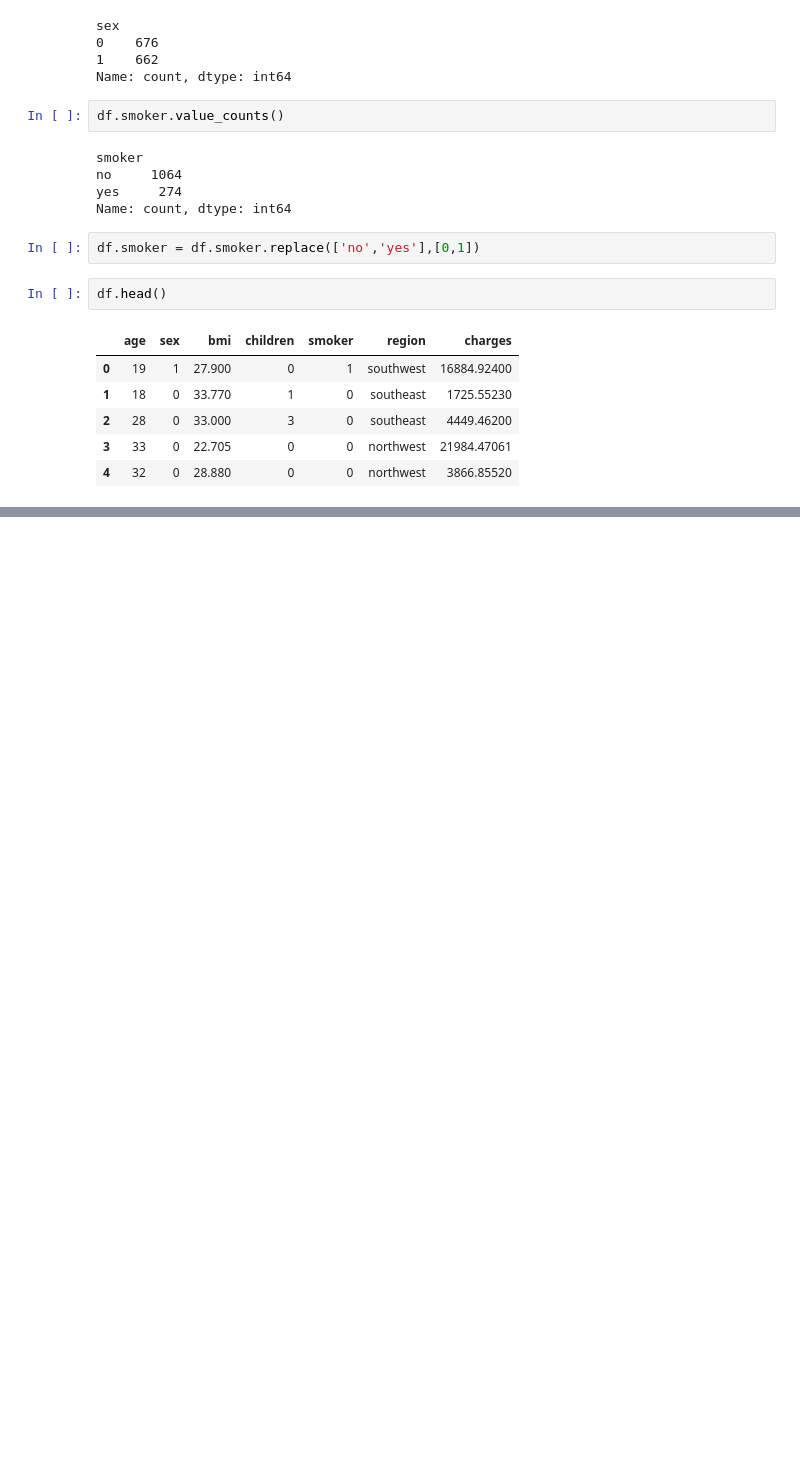
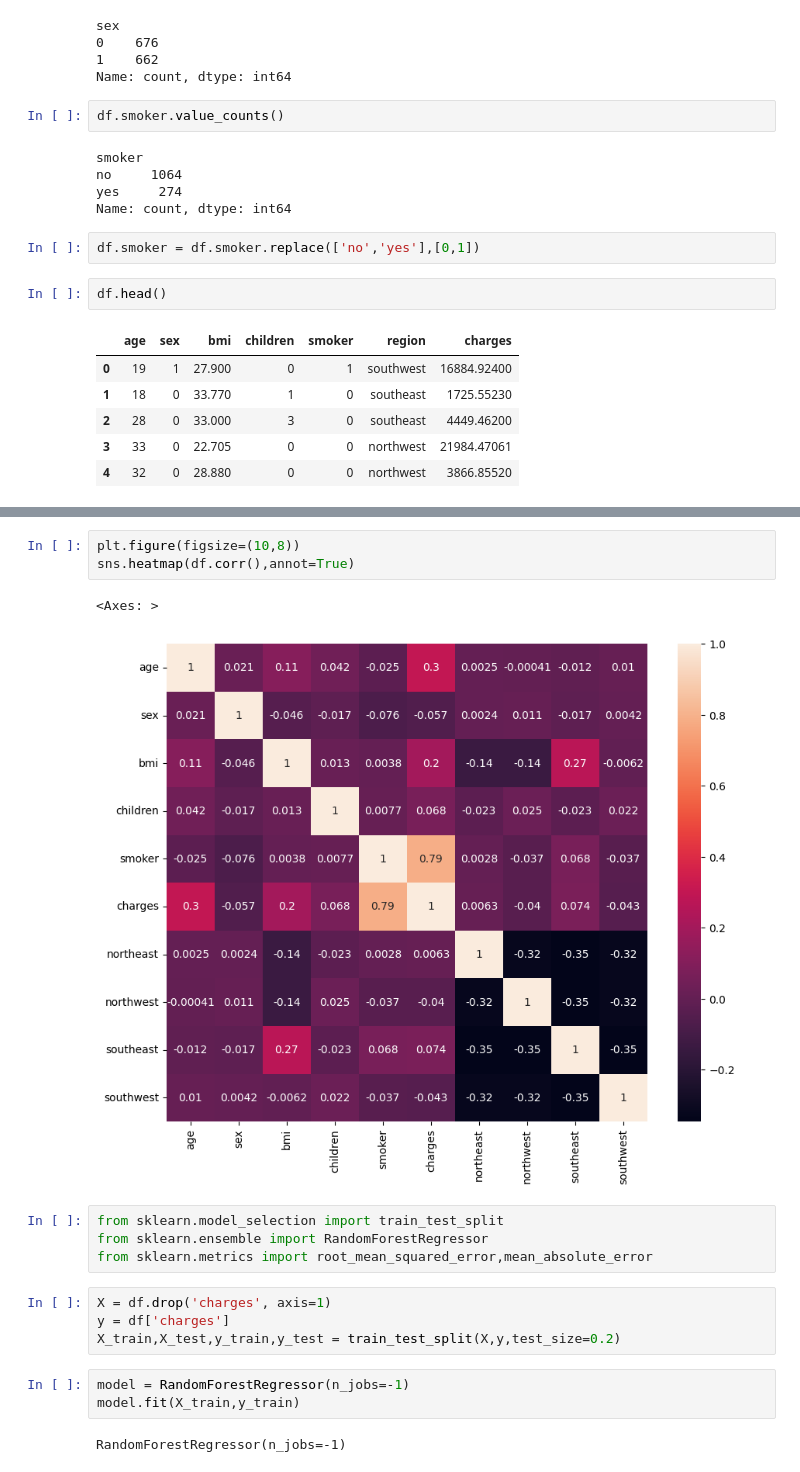
Before and after one commit to shivam-kumar3/Complete-Machine-Learning-NLP-Bootcamp-MLOPS-Deployment, a Jupyter notebook: PRACTICE/Insurance Premium Prediction/main.ipynb, the cells around one changed output, grey strips where cells are left out. Saved outputs shown, nothing was run; the diff lists cells and outputs as text; blank space fills up the shorter version.

```diff
--- a/PRACTICE/Insurance Premium Prediction/main.ipynb
+++ b/PRACTICE/Insurance Premium Prediction/main.ipynb
@@ -107,0 +173,19 @@ df.head()
+# %%
+plt.figure(figsize=(10,8))
+sns.heatmap(df.corr(),annot=True)
+# %% [output]
+<Axes: >
+[figure, added]
+# %%
+from sklearn.model_selection import train_test_split
+from sklearn.ensemble import RandomForestRegressor
+from sklearn.metrics import root_mean_squared_error,mean_absolute_error
+# %%
+X = df.drop('charges', axis=1)
+y = df['charges']
+X_train,X_test,y_train,y_test = train_test_split(X,y,test_size=0.2)
+# %%
+model = RandomForestRegressor(n_jobs=-1)
+model.fit(X_train,y_train)
+# %% [output]
+RandomForestRegressor(n_jobs=-1)
```
Also changed, not shown: parts of 8 cells of this notebook.
